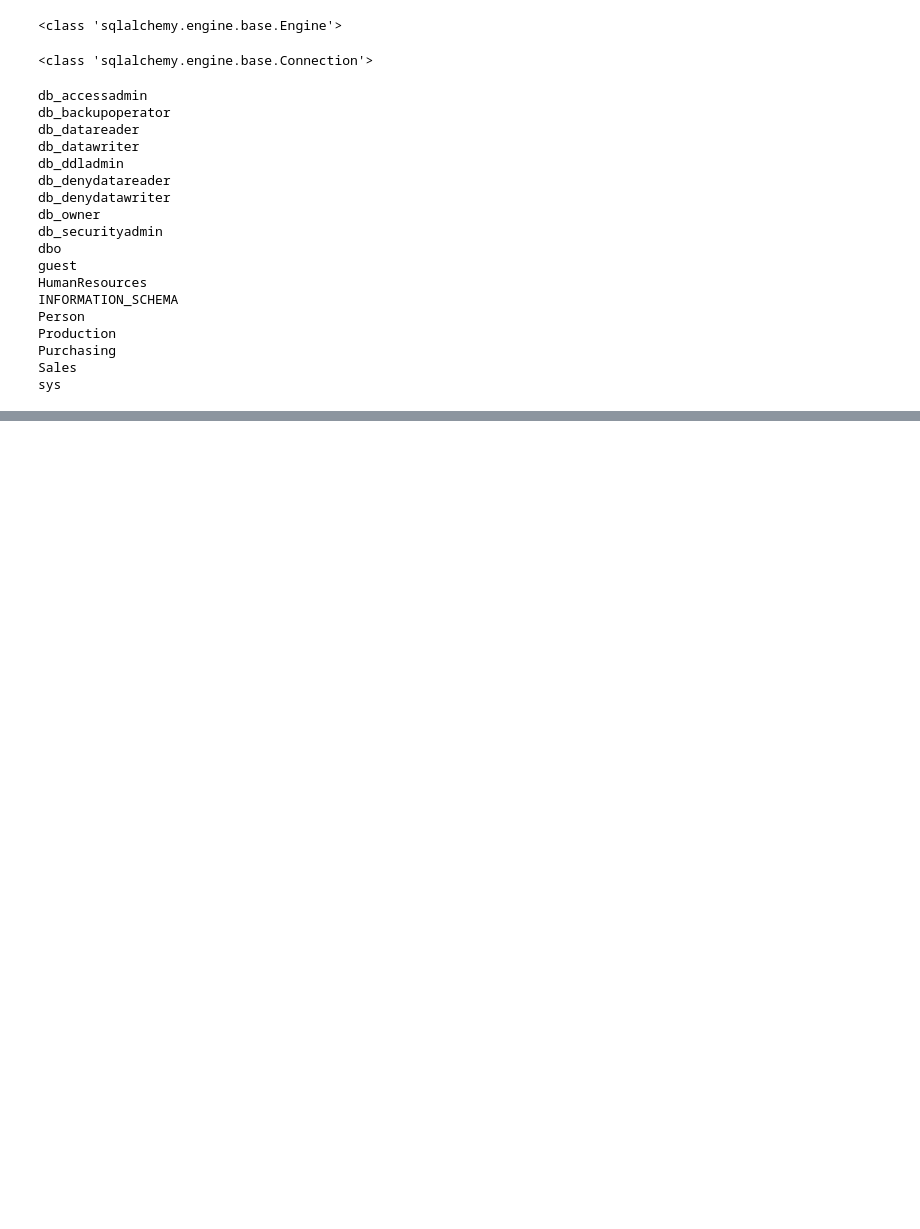
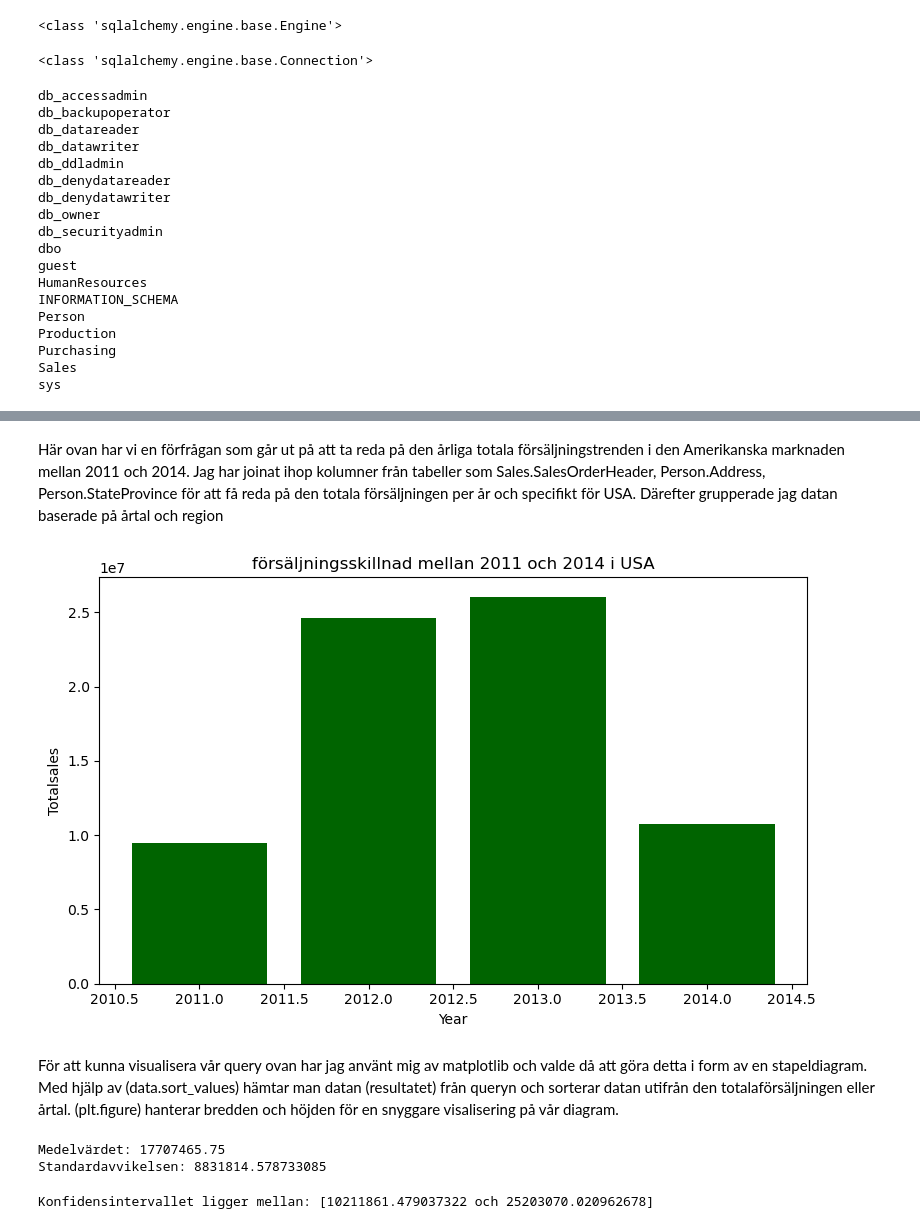
Before and after one commit to abdela-abdela/Kunskapskontroll_ds24_sql, a Jupyter notebook: kunskapskontroll_ds24_sql.ipynb, the cells around one changed output, grey strips where cells are left out. Saved outputs shown, nothing was run; the diff lists cells and outputs as text; code cells hidden in the pictures; blank space fills up the shorter version.

```diff
--- a/kunskapskontroll_ds24_sql.ipynb
+++ b/kunskapskontroll_ds24_sql.ipynb
@@ -341,0 +325,17 @@ The trend is not statistically significant at the 5.0% significance level.
+# %%
+Yearly_Trend_US = """
+SELECT
+    Year(soh.OrderDate) AS Year,
+    ROUND(SUM(soh.TotalDue), 0) AS TotalSales,
+	sp.CountryRegionCode
+FROM Sales.SalesOrderHeader soh
+INNER JOIN Person.Address a
+    ON soh.BillToAddressID = a.AddressID
+INNER JOIN Person.StateProvince sp
+    ON a.StateProvinceID = sp.StateProvinceID
+WHERE sp.CountryRegionCode = 'US'
+GROUP BY Year(soh.OrderDate), sp.CountryRegionCode
+ORDER BY TotalSales DESC;
+"""
+data = pd.read_sql(sql = Yearly_Trend_US, con=connection)
+data
@@ -341,0 +348,41 @@ The trend is not statistically significant at the 5.0% significance level.
+# %% [markdown]
+Här ovan har vi en förfrågan som går ut på att ta reda på den årliga totala försäljningstrenden i den Amerikanska marknaden mellan 2011 och 2014. Jag har joinat ihop kolumner från tabeller som Sales.SalesOrderHeader, Person.Address, Person.StateProvince för att få reda på den totala försäljningen per år och specifikt för USA. Därefter grupperade jag datan baserade på årtal och region
+# %%
+Sales_Trend = data.sort_values(by='TotalSales')
+x = Sales_Trend['Year']
+y = Sales_Trend['TotalSales']
+
+plt.figure(figsize=(8, 5))
+plt.bar(x, y, color='darkgreen')
+plt.xlabel("Year")
+plt.ylabel("Totalsales")
+plt.title("försäljningsskillnad mellan 2011 och 2014 i USA")
+plt.tight_layout()
+plt.show()
+# %% [output]
+[figure, added]
+# %% [markdown]
+För att kunna visualisera vår query ovan har jag använt mig av matplotlib och valde då att göra detta i form av en stapeldiagram. Med hjälp av (data.sort_values) hämtar man datan (resultatet) från queryn och sorterar datan utifrån den totalaförsäljningen eller årtal. (plt.figure) hanterar bredden och höjden för en snyggare visalisering på vår diagram.
+# %%
+mean = data['TotalSales'].mean()
+std_dev = data['TotalSales'].std(ddof=1)
+
+print(f"Medelvärdet: {mean}")
+print(f"Standardavvikelsen: {std_dev}")
+# %% [output]
+Medelvärdet: 17707465.75
+Standardavvikelsen: 8831814.578733085
+# %%
+# 95% signifikansnivån.
+
+z_värde = 1.96
+mean = data['TotalSales'].mean()
+std_dev = data['TotalSales'].std(ddof=0)
+n = 4
+
+nedre_intervall = mean - z_värde * std_dev / math.sqrt(n)
+övre_intervall = mean + z_värde * std_dev / math.sqrt(n)
+
+print(f"Konfidensintervallet ligger mellan: [{nedre_intervall} och {övre_intervall}]")
+# %% [output]
+Konfidensintervallet ligger mellan: [10211861.479037322 och 25203070.020962678]
```
Also changed, not shown: parts of 52 cells of this notebook.
